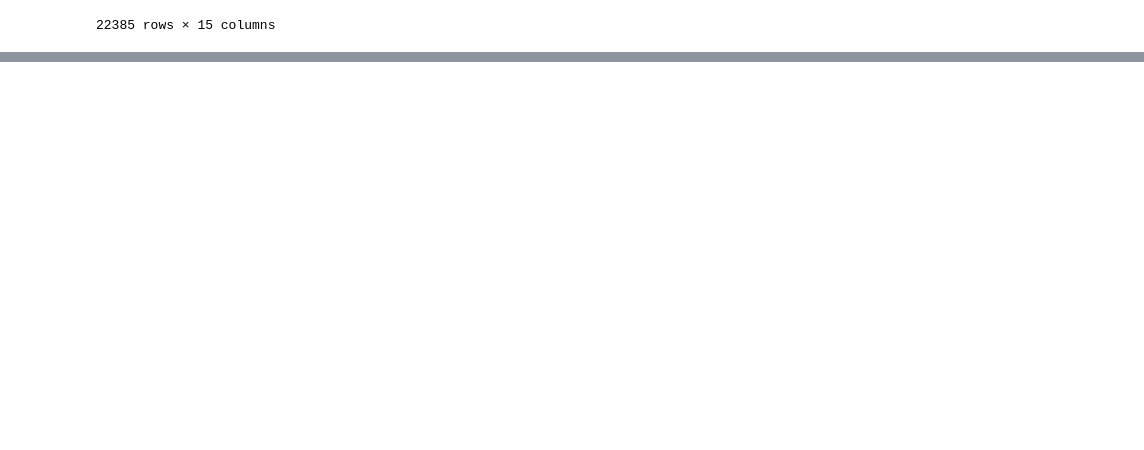
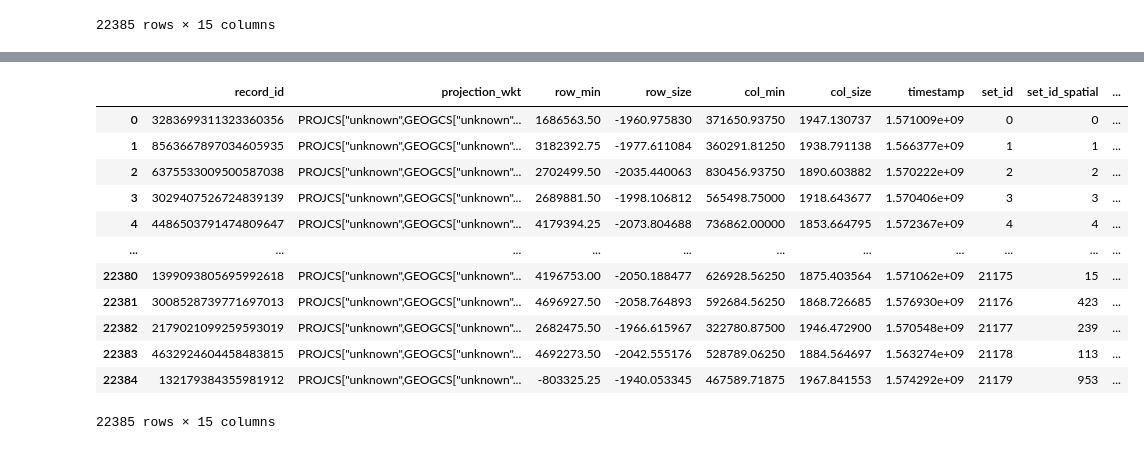
Before and after one commit to mkotyushev/contrails, a Jupyter notebook: src/notebooks/eda.ipynb, the cells around one changed output, grey strips where cells are left out. Cells and saved outputs as stored; diff of their text form; code cells hidden in the pictures; blank space fills up the shorter version.

```diff
--- a/src/notebooks/eda.ipynb
+++ b/src/notebooks/eda.ipynb
@@ -1115,0 +1178,18 @@ df
+# %%
+df = pd.read_csv('/workspace/contrails/split_info.csv')
+# %%
+df
+# %% [output]
+|  | record_id | projection_wkt | row_min | row_size | col_min | col_size | timestamp | set_id | set_id_spatial | ... |
+| 0 | 3283699311323360356 | PROJCS["unknown",GEOGCS["unknown"... | 1686563.50 | -1960.975830 | 371650.93750 | 1947.130737 | 1.571009e+09 | 0 | 0 | ... |
+| 1 | 8563667897034605935 | PROJCS["unknown",GEOGCS["unknown"... | 3182392.75 | -1977.611084 | 360291.81250 | 1938.791138 | 1.566377e+09 | 1 | 1 | ... |
+| 2 | 6375533009500587038 | PROJCS["unknown",GEOGCS["unknown"... | 2702499.50 | -2035.440063 | 830456.93750 | 1890.603882 | 1.570222e+09 | 2 | 2 | ... |
+| 3 | 3029407526724839139 | PROJCS["unknown",GEOGCS["unknown"... | 2689881.50 | -1998.106812 | 565498.75000 | 1918.643677 | 1.570406e+09 | 3 | 3 | ... |
+| 4 | 4486503791474809647 | PROJCS["unknown",GEOGCS["unknown"... | 4179394.25 | -2073.804688 | 736862.00000 | 1853.664795 | 1.572367e+09 | 4 | 4 | ... |
+| ... | ... | ... | ... | ... | ... | ... | ... | ... | ... | ... |
+| 22380 | 1399093805695992618 | PROJCS["unknown",GEOGCS["unknown"... | 4196753.00 | -2050.188477 | 626928.56250 | 1875.403564 | 1.571062e+09 | 21175 | 15 | ... |
+| 22381 | 3008528739771697013 | PROJCS["unknown",GEOGCS["unknown"... | 4696927.50 | -2058.764893 | 592684.56250 | 1868.726685 | 1.576930e+09 | 21176 | 423 | ... |
+| 22382 | 2179021099259593019 | PROJCS["unknown",GEOGCS["unknown"... | 2682475.50 | -1966.615967 | 322780.87500 | 1946.472900 | 1.570548e+09 | 21177 | 239 | ... |
+| 22383 | 4632924604458483815 | PROJCS["unknown",GEOGCS["unknown"... | 4692273.50 | -2042.555176 | 528789.06250 | 1884.564697 | 1.563274e+09 | 21178 | 113 | ... |
+| 22384 | 132179384355981912 | PROJCS["unknown",GEOGCS["unknown"... | -803325.25 | -1940.053345 | 467589.71875 | 1967.841553 | 1.574292e+09 | 21179 | 953 | ... |
+22385 rows × 15 columns
```
Also changed, not shown: parts of 13 cells of this notebook.
